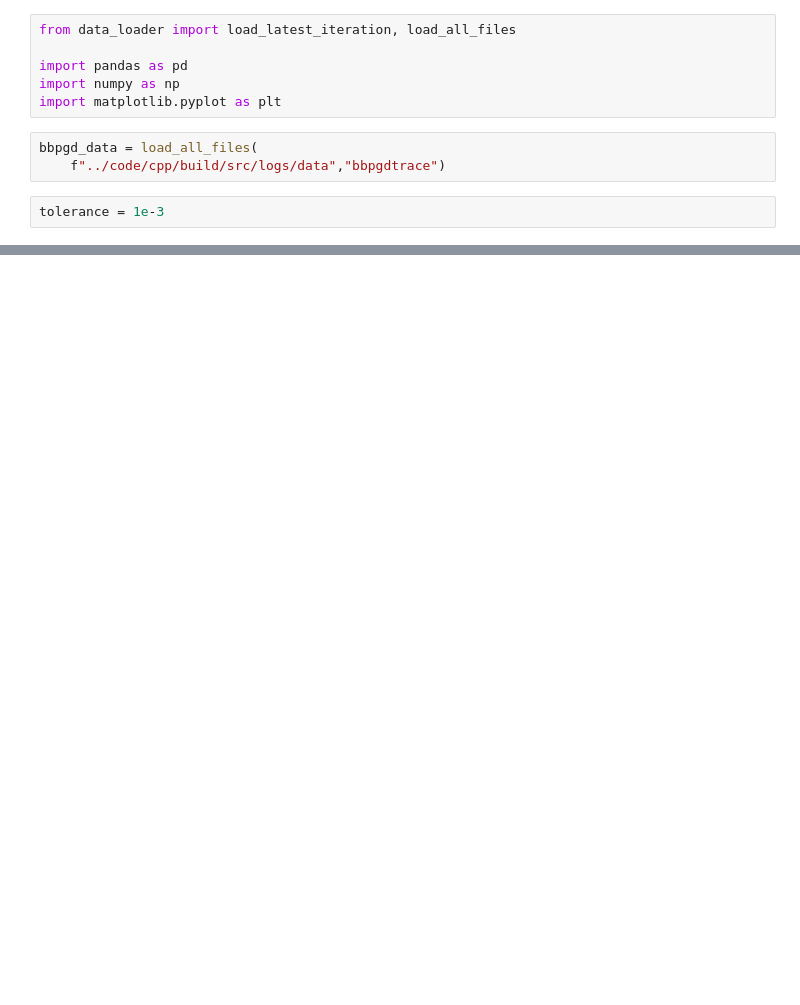
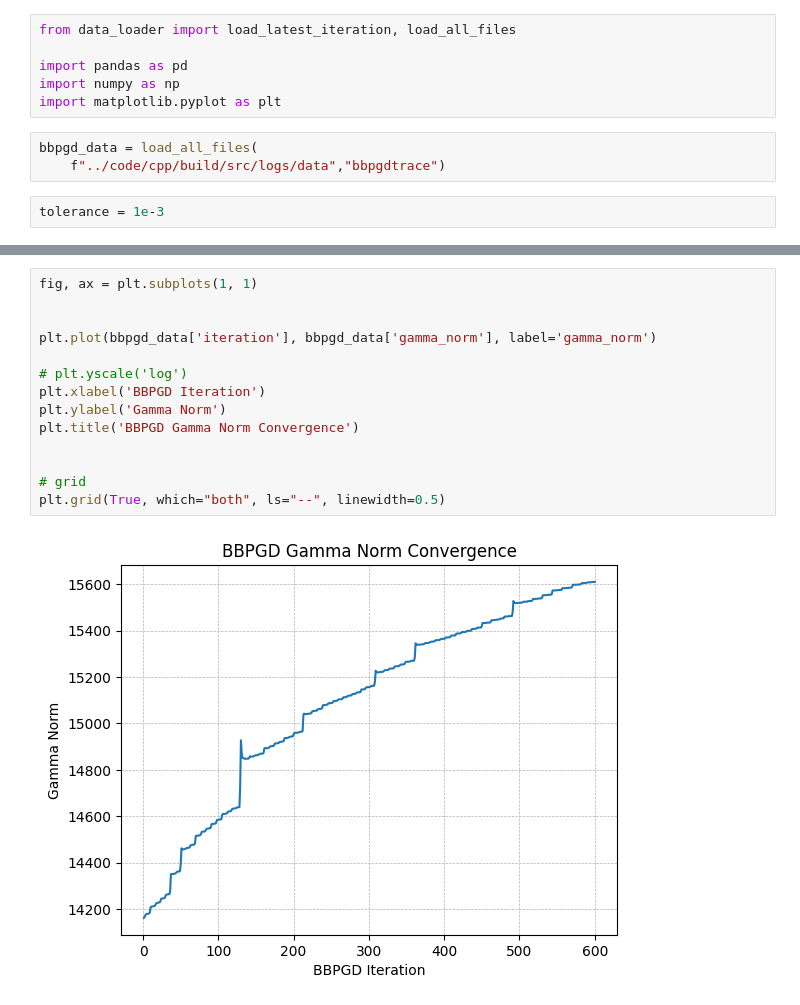
Before and after one commit to ManuelLerchner/ProliferatingCellCollectives-IDP, a Jupyter notebook: analysis/plot_bbgdp.ipynb, the cells around one changed output, grey strips where cells are left out. Cells and saved outputs as stored; diff of their text form; blank space fills up the shorter version.

```diff
--- a/analysis/plot_bbgdp.ipynb
+++ b/analysis/plot_bbgdp.ipynb
@@ -49,0 +50,16 @@ plt.grid(True, which="both", ls="--", linewidth=0.5)
+# %%
+fig, ax = plt.subplots(1, 1)
+
+
+plt.plot(bbpgd_data['iteration'], bbpgd_data['gamma_norm'], label='gamma_norm')
+
+# plt.yscale('log')
+plt.xlabel('BBPGD Iteration')
+plt.ylabel('Gamma Norm')
+plt.title('BBPGD Gamma Norm Convergence')
+
+
+# grid
+plt.grid(True, which="both", ls="--", linewidth=0.5)
+# %% [output]
+[figure, added]
```
Also changed, not shown: parts of 2 cells of this notebook, 4 other files.
